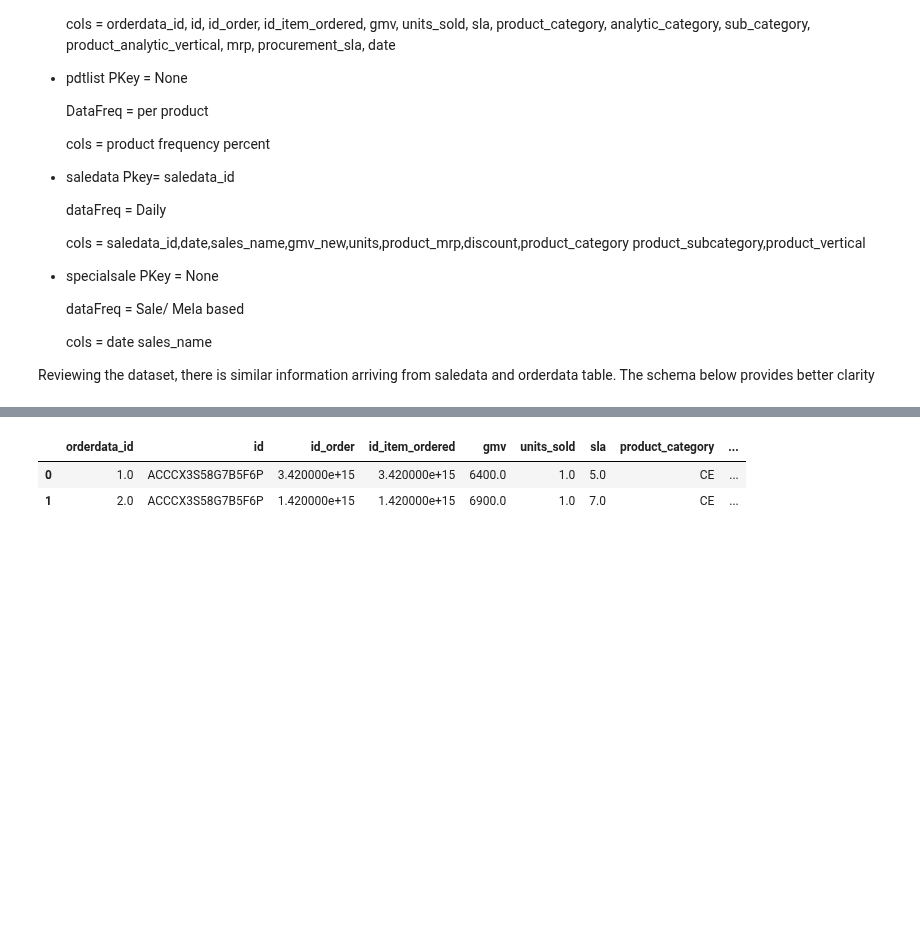
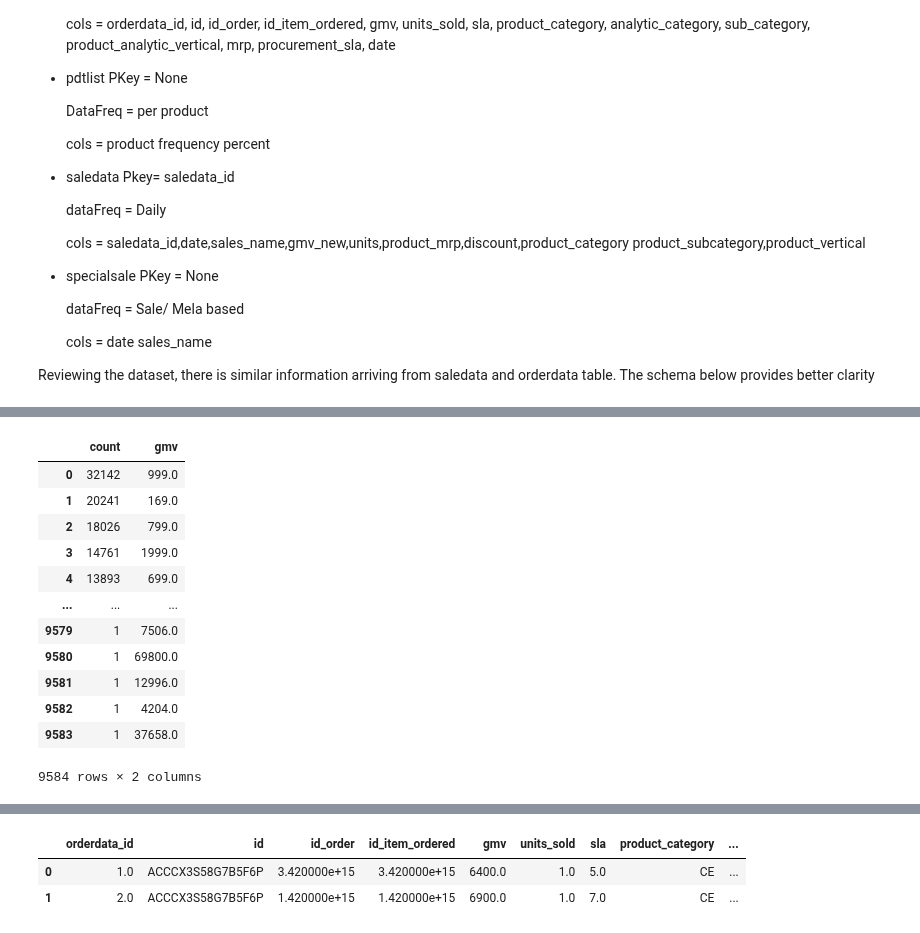
Before and after one commit to idjey/DEtheHardWay, a Jupyter notebook: Dmart_DataModeling.ipynb, the cells around one changed output, grey strips where cells are left out. Drawn from its saved outputs; the diff is of its cells as text; code cells hidden in the pictures; blank space fills up the shorter version.

```diff
--- a/Dmart_DataModeling.ipynb
+++ b/Dmart_DataModeling.ipynb
@@ -222,0 +176,16 @@ queryBase("""SELECT * FROM dim_product WHERE id='ACCEC89PAZSXGGZF'""")
+# %%
+queryBase("""SELECT COUNT(gmv), gmv FROM orderdata GROUP BY gmv ORDER BY COUNT(gmv) DESC""")
+# %% [output]
+|  | count | gmv |
+| 0 | 32142 | 999.0 |
+| 1 | 20241 | 169.0 |
+| 2 | 18026 | 799.0 |
+| 3 | 14761 | 1999.0 |
+| 4 | 13893 | 699.0 |
+| ... | ... | ... |
+| 9579 | 1 | 7506.0 |
+| 9580 | 1 | 69800.0 |
+| 9581 | 1 | 12996.0 |
+| 9582 | 1 | 4204.0 |
+| 9583 | 1 | 37658.0 |
+9584 rows × 2 columns
```
Also changed, not shown: parts of 13 cells of this notebook, 3 other files.
